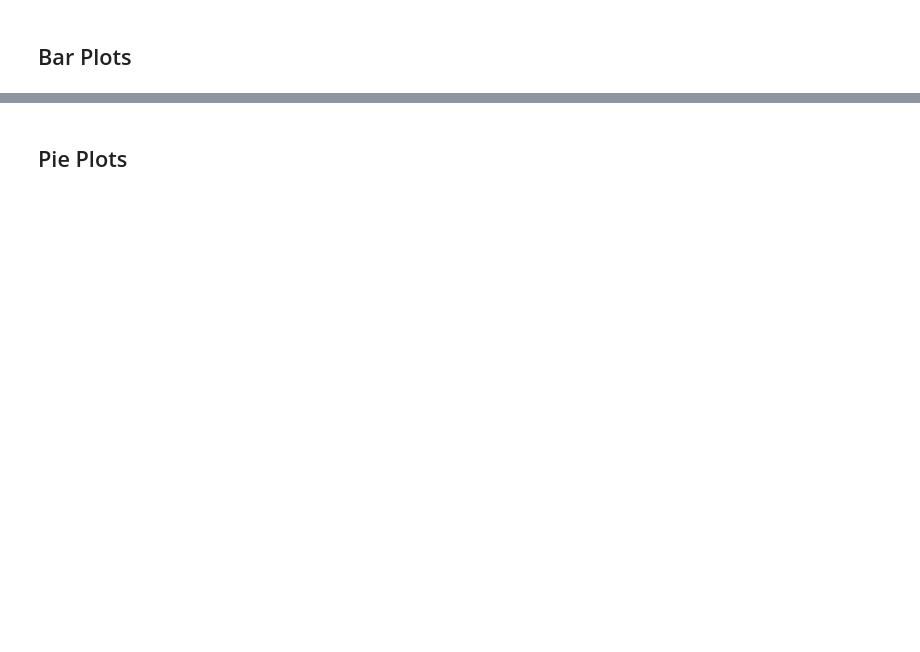
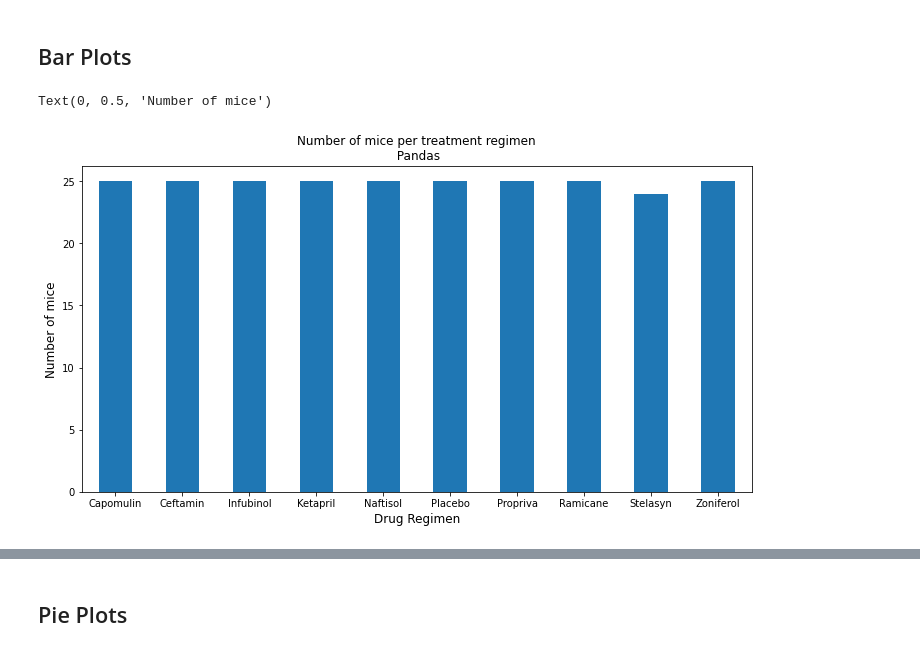
Before and after one commit to jgore1234/Matplotlib-Challenge, a Jupyter notebook: Pymaceuticals/analysis/pymaceuticals_starter.ipynb, the cells around one changed output, grey strips where cells are left out. Cells and saved outputs as stored; diff of their text form; code cells hidden in the pictures; blank space fills up the shorter version.

```diff
--- a/Pymaceuticals/analysis/pymaceuticals_starter.ipynb
+++ b/Pymaceuticals/analysis/pymaceuticals_starter.ipynb
@@ -50,6 +74,4 @@ Mouse_data.loc[Mouse_data["Mouse ID"]== "g989"]
 # %%
 # Create a clean DataFrame by dropping the duplicate mouse by its ID.
-Data_mouse = Mouse_data
-rmv = Data_mouse[Data_mouse["Mouse ID"]== "g989"].index.values
-Data_mouse = Data_mouse.drop(rmv)
-Data_mouse
+duplicateindex = mouseduplicatesfull.index
+duplicateindex
@@ -60,0 +80,8 @@ Mice_num_new
+# %%
+
+#Drop the duplicate IDs
+import warnings
+warnings.simplefilter(action='ignore', category=FutureWarning)
+mouseclean = mousecombined_df.drop(mousecombined_df.index[[duplicateindex]])
+
+mouseclean
@@ -75,6 +150,17 @@ sum_stat
 # %%
 # Generate a summary statistics table of mean, median, variance, standard deviation, and SEM of the tumor volume for each regimen
 
-# This method produces everything in a single groupby function.
-ss2 = Data_mouse.groupby("Drug Regimen").agg(["mean","median","var","std", "sem"])
-ss2["Tumor Volume (mm3)"]
+# This method produces everything in a single groupby function
+mouseregimengroup = mouseclean.groupby(["Drug Regimen"])
+regimensummary = mouseregimengroup["Tumor Volume (mm3)"].agg(["mean", "median", "var", "std", "sem"])
+
+
+Regimen_Tumor_Volume_Summary_Two = regimensummary.rename(columns={
+    "mean":"Mean Tumor Volume (mm3)",
+    "median":"Median Tumor Volume (mm3)",
+    "var":"Variance Tumor Volume (mm3)",
+    "std":"Standard Deviation Tumor Volume (mm3)",
+    "sem":"SEM Tumor Volume (mm3)"
+})
+
+Regimen_Tumor_Volume_Summary_Two
@@ -82,8 +181,19 @@ ss2["Tumor Volume (mm3)"]
 ## Bar Plots
 # %%
 # Generate a bar plot showing the number of mice per time point for each treatment throughout the course of the study using pandas.
-drug_count = Data_mouse.groupby("Drug Regimen")
-mcount = drug_count["Mouse ID"].nunique()
-mcount.plot.bar(rot = 90, title = "Rats Per Drug", y = "Rat Count")
+regimenmice = mouseregimengroup["Mouse ID"].nunique()
+
+#Y axis = number of mice
+regimenY = regimenmice.values.tolist()
+
+#X azis = regimen
+regimenX = regimenmice.index.tolist()
+
+regimenmice.plot.bar(figsize=(12,6), width=.5, rot=0, title='Number of mice per treatment regimen\n Pandas')
+plt.xlabel('Drug Regimen',fontdict={'fontsize':12})
+plt.ylabel("Number of mice", fontdict={'fontsize':12})
+# %% [output]
+Text(0, 0.5, 'Number of mice')
+[figure, added]
 # %%
 # Generate a bar plot showing the number of mice per time point for each treatment throughout the course of the study using pyplot.
```
Also changed, not shown: parts of 40 cells of this notebook, 2 other files.
